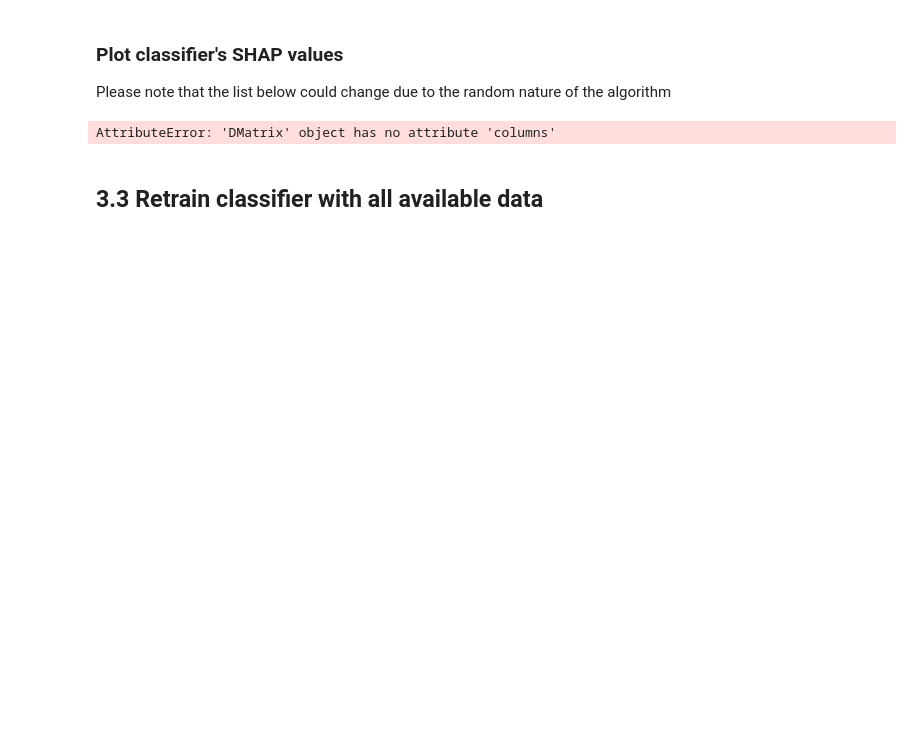
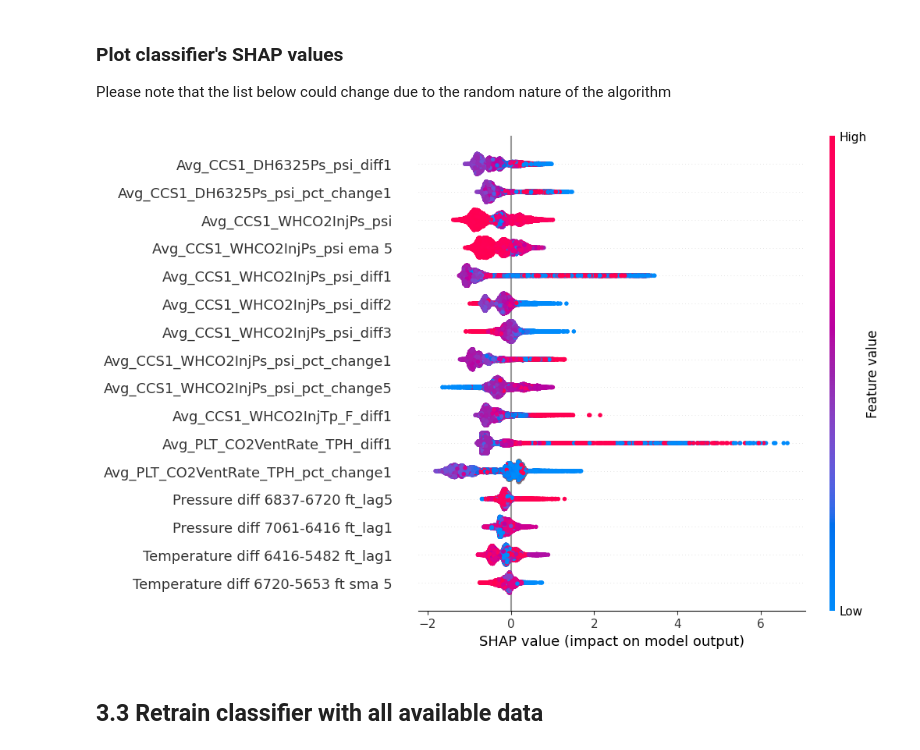
Before and after one commit to luispintoc/ML-carbon-capture-challenge2023, a Jupyter notebook: main.ipynb, the cells around one changed output. Cells and saved outputs as stored; diff of their text form; code cells hidden in the pictures; blank space fills up the shorter version.

```diff
--- a/main.ipynb
+++ b/main.ipynb
@@ -430,39 +452,39 @@ array([[5286,   13],
 ### Plot classifier's SHAP values
 Please note that the list below could change due to the random nature of the algorithm
 # %%
-# Rearrange features to group them in image
-cols = ['Avg_CCS1_WHCO2InjPs_psi',
- 'Avg_CCS1_WHCO2InjPs_psi ema 5',
- 'Avg_CCS1_WHCO2InjPs_psi_diff1',
- 'Avg_CCS1_WHCO2InjPs_psi_diff2',
- 'Avg_CCS1_WHCO2InjPs_psi_diff3',
- 'Avg_CCS1_WHCO2InjPs_psi_pct_change1',
- 'Avg_CCS1_WHCO2InjPs_psi_pct_change5',
- 'Avg_CCS1_WHCO2InjTp_F_diff1',
- 'Avg_PLT_CO2VentRate_TPH_diff1',
- 'Avg_PLT_CO2VentRate_TPH_pct_change1',
-#  'Avg_PLT_CO2VentRate_TPH_pct_change5',
-#  'Avg_CCS1_DH6325Ps_psi',
- 'Avg_CCS1_DH6325Ps_psi_diff1',
- 'Avg_CCS1_DH6325Ps_psi_pct_change1',
- 'Pressure diff 5482-5001 ft ema 5',
- 'Pressure diff 6837-6720 ft_lag5',
- 'Temperature diff 5840-5482 ft_lag3',
- 'Temperature diff 6720-5653 ft sma 5'
-]
+if plot_shap:
+    # Rearrange features to group them in image
+    cols = [
+        'Avg_CCS1_DH6325Ps_psi_diff1',
+        'Avg_CCS1_DH6325Ps_psi_pct_change1',
+        'Avg_CCS1_WHCO2InjPs_psi',
+        'Avg_CCS1_WHCO2InjPs_psi ema 5',
+        'Avg_CCS1_WHCO2InjPs_psi_diff1',
+        'Avg_CCS1_WHCO2InjPs_psi_diff2',
+        'Avg_CCS1_WHCO2InjPs_psi_diff3',
+        'Avg_CCS1_WHCO2InjPs_psi_pct_change1',
+        'Avg_CCS1_WHCO2InjPs_psi_pct_change5',
+        'Avg_CCS1_WHCO2InjTp_F_diff1',
+        'Avg_PLT_CO2VentRate_TPH_diff1',
+        'Avg_PLT_CO2VentRate_TPH_pct_change1',
+        'Pressure diff 6837-6720 ft_lag5',
+        'Pressure diff 7061-6416 ft_lag1',
+        'Temperature diff 6416-5482 ft_lag1',
+        'Temperature diff 6720-5653 ft sma 5'
+    ]
 
-# Calculate shap values
-explainer = shap.TreeExplainer(clf)
-shap_values = explainer(dtrain2)
+    # Calculate shap values
+    explainer = shap.TreeExplainer(clf)
+    shap_values = explainer(X_train2)
 
-order = dtrain2.columns
-col2num = {col: i for i, col in enumerate(dtrain2.columns)}
-order = list(map(col2num.get, order))
+    order = X_train2[cols]
+    col2num = {col: i for i, col in enumerate(X_train2.columns)}
+    order = list(map(col2num.get, order))
 
-shap.plots.beeswarm(shap_values, show=False, color_bar=True, order=order)
-plt.show()
+    shap.plots.beeswarm(shap_values, show=False, color_bar=True, order=order, max_display=16)
+    plt.show()
 # %% [output]
-AttributeError: 'DMatrix' object has no attribute 'columns'
+[figure, added]
 # %% [markdown]
 ## 3.3 Retrain classifier with all available data
 # %%
```
Also changed, not shown: parts of 72 cells of this notebook, 41 other files.
